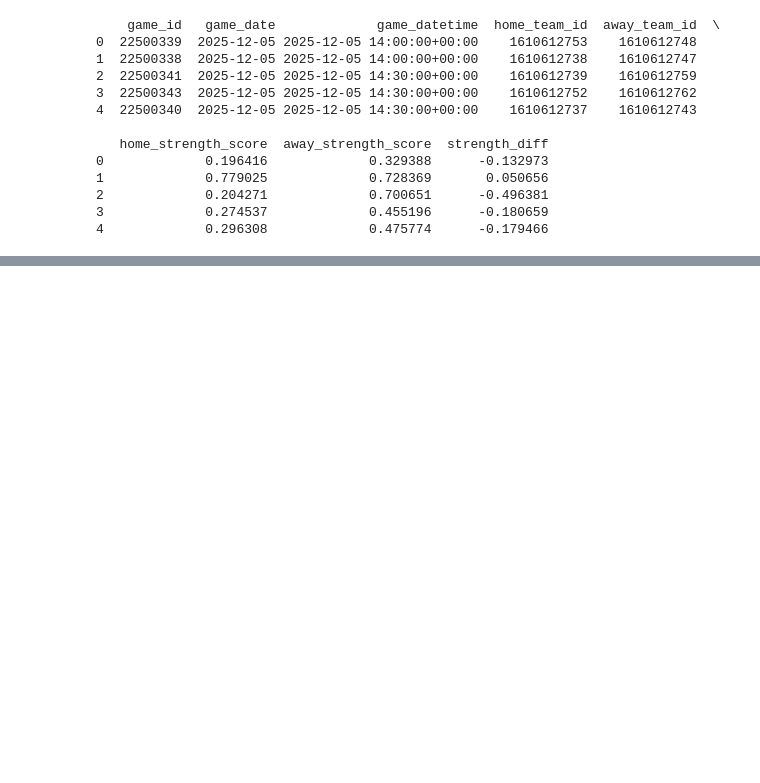
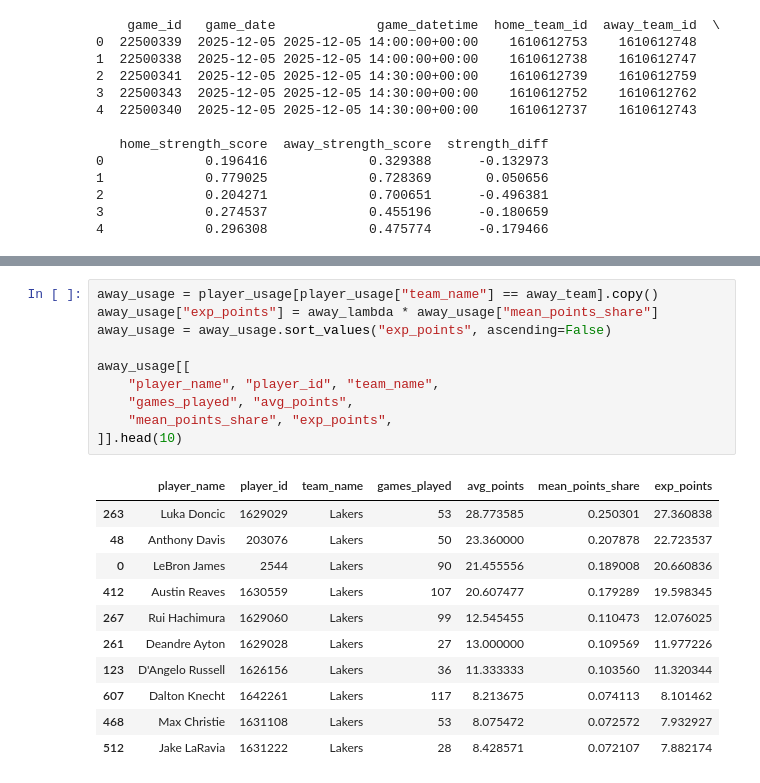
Before and after one commit to wjdorsey/qepc_project, a Jupyter notebook: notebooks/maintenance/tester.ipynb, the cells around one changed output, grey strips where cells are left out. Saved outputs shown, nothing was run; the diff lists cells and outputs as text; blank space fills up the shorter version.

```diff
--- a/notebooks/maintenance/tester.ipynb
+++ b/notebooks/maintenance/tester.ipynb
@@ -38,0 +173,22 @@ print(matchups[[
+# %%
+away_usage = player_usage[player_usage["team_name"] == away_team].copy()
+away_usage["exp_points"] = away_lambda * away_usage["mean_points_share"]
+away_usage = away_usage.sort_values("exp_points", ascending=False)
+
+away_usage[[
+    "player_name", "player_id", "team_name",
+    "games_played", "avg_points",
+    "mean_points_share", "exp_points",
+]].head(10)
+# %% [output]
+|  | player_name | player_id | team_name | games_played | avg_points | mean_points_share | exp_points |
+| 263 | Luka Doncic | 1629029 | Lakers | 53 | 28.773585 | 0.250301 | 27.360838 |
+| 48 | Anthony Davis | 203076 | Lakers | 50 | 23.360000 | 0.207878 | 22.723537 |
+| 0 | LeBron James | 2544 | Lakers | 90 | 21.455556 | 0.189008 | 20.660836 |
+| 412 | Austin Reaves | 1630559 | Lakers | 107 | 20.607477 | 0.179289 | 19.598345 |
+| 267 | Rui Hachimura | 1629060 | Lakers | 99 | 12.545455 | 0.110473 | 12.076025 |
+| 261 | Deandre Ayton | 1629028 | Lakers | 27 | 13.000000 | 0.109569 | 11.977226 |
+| 123 | D'Angelo Russell | 1626156 | Lakers | 36 | 11.333333 | 0.103560 | 11.320344 |
+| 607 | Dalton Knecht | 1642261 | Lakers | 117 | 8.213675 | 0.074113 | 8.101462 |
+| 468 | Max Christie | 1631108 | Lakers | 53 | 8.075472 | 0.072572 | 7.932927 |
+| 512 | Jake LaRavia | 1631222 | Lakers | 28 | 8.428571 | 0.072107 | 7.882174 |
```
Also changed, not shown: parts of 7 cells of this notebook, 5 other files.
